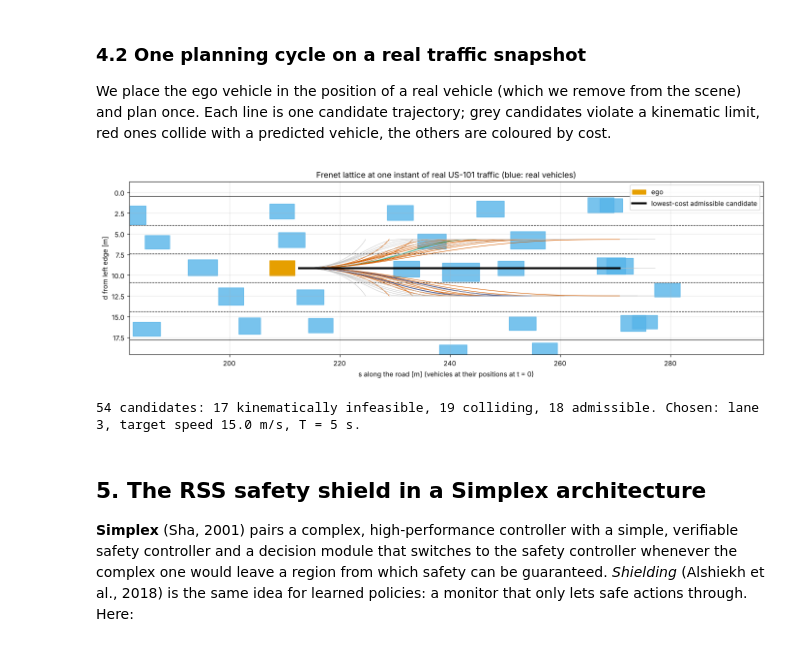
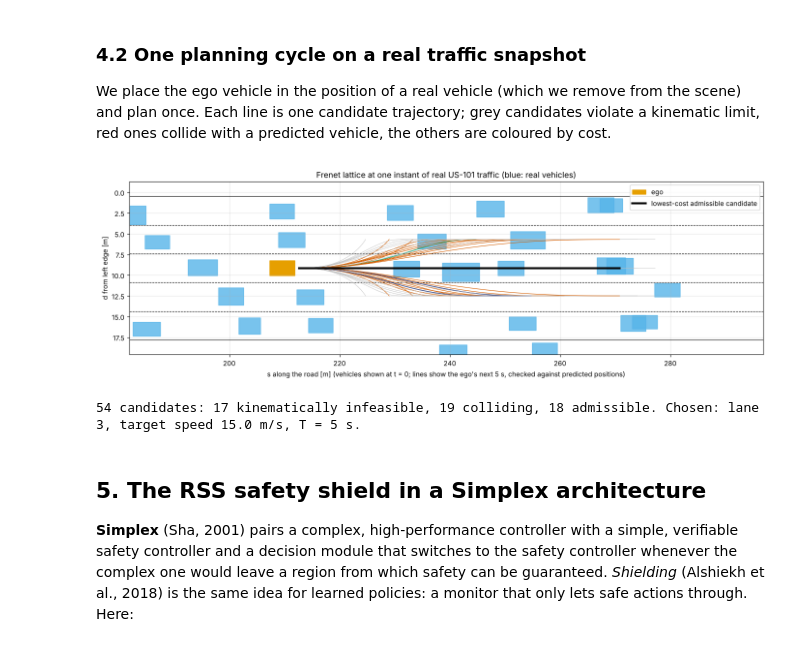
Before and after one commit to milinpatel07/Autonomous-Driving_AI-Safety-and-Security, a Jupyter notebook: 07_Runtime_Assurance_and_Operations/02_safe_motion_planning_and_fallback.ipynb, the cells around one changed output. Cells and saved outputs as stored; diff of their text form; code cells hidden in the pictures.

```diff
--- a/07_Runtime_Assurance_and_Operations/02_safe_motion_planning_and_fallback.ipynb
+++ b/07_Runtime_Assurance_and_Operations/02_safe_motion_planning_and_fallback.ipynb
@@ -346,35 +346,35 @@ cand = lattice(ego0, v_des=15.0)
 ok = feasible(cand)
 hit, clr = clearance(cand, a_, ps_, pd0_, "deterministic")
 J = cost(cand, 15.0, clr)
 
 fig, ax = plt.subplots(figsize=(14, 4.6))
 for l in range(len(LANE_C) + 1):
     yb = (LANE_C[0] - LANE_W / 2) + l * LANE_W
     ax.axhline(yb, color=OI["black"], lw=0.8, ls="-" if l in (0, len(LANE_C)) else "--")
 present = np.flatnonzero(~np.isnan(w0["s"]) & (np.abs(w0["s"] - ego0[0]) < 70))
 for j in present:
     ax.add_patch(Rectangle((w0["s"][j] - Lv[j], w0["d"][j] - Wv[j] / 2), Lv[j], Wv[j], color=OI["sky"], alpha=0.8))
 ax.add_patch(Rectangle((ego0[0] - EGO_L, ego0[3] - EGO_W / 2), EGO_L, EGO_W, color=OI["orange"], label="ego"))
 okJ = J[ok & ~hit]
 for i in np.argsort(-J):
     if not ok[i]:
         col, lw = "0.75", 0.6
     elif hit[i]:
         col, lw = OI["red"], 0.8
     else:
         col, lw = plt.cm.viridis((J[i] - okJ.min()) / (np.ptp(okJ) + 1e-9)), 1.2
     ax.plot(cand["s"][i], cand["d"][i], color=col, lw=lw)
 best = int(np.argmin(np.where(ok & ~hit, J, np.inf)))
 ax.plot(cand["s"][best], cand["d"][best], color=OI["black"], lw=3, label="lowest-cost admissible candidate")
 ax.set(xlim=(ego0[0] - 30, ego0[0] + 85), ylim=(LANE_C[-1] + LANE_W, LANE_C[0] - LANE_W),
-       xlabel="s along the road [m] (vehicles at their positions at t = 0)", ylabel="d from left edge [m]",
+       xlabel="s along the road [m] (vehicles shown at t = 0; lines show the ego's next 5 s, checked against predicted positions)", ylabel="d from left edge [m]",
        title="Frenet lattice at one instant of real US-101 traffic (blue: real vehicles)")
 ax.legend(loc="upper right"); plt.tight_layout(); plt.show()
 print(f"{len(J)} candidates: {int((~ok).sum())} kinematically infeasible, {int((ok & hit).sum())} colliding, "
       f"{int((ok & ~hit).sum())} admissible. Chosen: lane {cand['lane'][best] + 1}, "
       f"target speed {cand['v_t'][best]:.1f} m/s, T = {cand['T'][best]:.0f} s.")
 # %% [output]
-[figure, old version]
+[figure, new version]
 54 candidates: 17 kinematically infeasible, 19 colliding, 18 admissible. Chosen: lane 3, target speed 15.0 m/s, T = 5 s.
 # %% [markdown]
 ## 5. The RSS safety shield in a Simplex architecture
```
Also changed, not shown: parts of 5 cells of this notebook, 3 other files.
